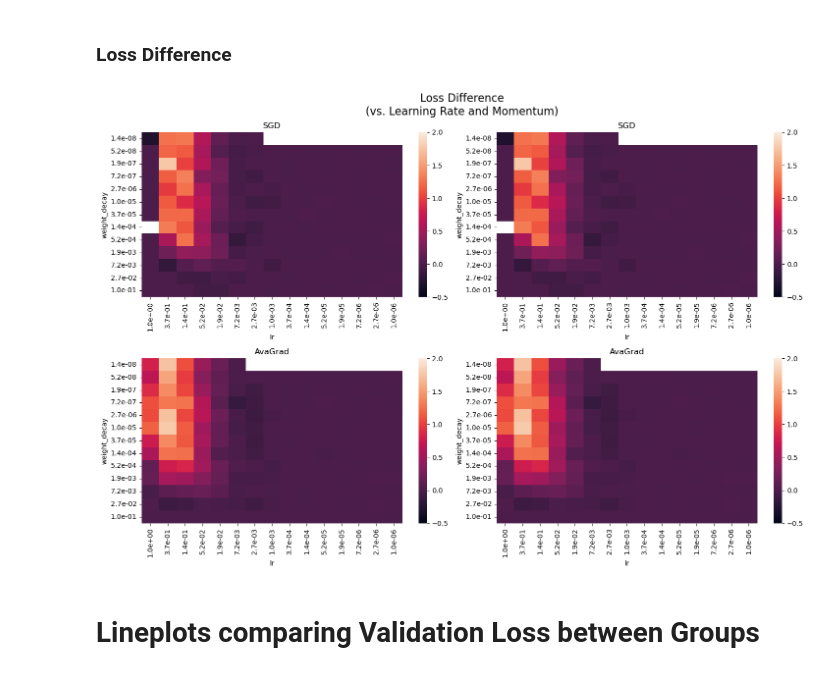
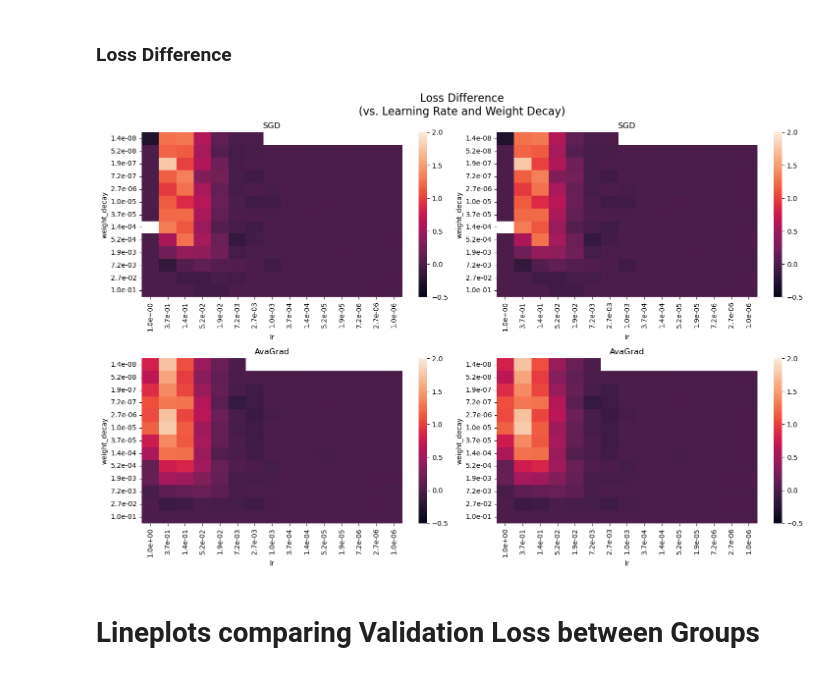
Before and after one commit to RaphaelMaser/OPT4ML-project, a Jupyter notebook: analysis.ipynb, the cells around one changed output. Cells and saved outputs as stored; diff of their text form; code cells hidden in the pictures.

```diff
--- a/analysis.ipynb
+++ b/analysis.ipynb
@@ -137,24 +137,24 @@ plt.show()
 # %%
 diff_loss_sgd = metrics_df_cleaned[(metrics_df_cleaned["SAM"]==False) & (metrics_df_cleaned["optimizer"]=="SGD")].pivot(index="weight_decay", columns="lr", values="diff_loss")
 diff_loss_sgd.sort_index(axis=1, inplace=True, ascending=False)
 diff_loss_avagrad = metrics_df_cleaned[(metrics_df_cleaned["SAM"]==False) & (metrics_df_cleaned["optimizer"]=="AvaGrad")].pivot(index="weight_decay", columns="lr", values="diff_loss")
 diff_loss_avagrad.sort_index(axis=1, inplace=True, ascending=False)
 
 diff_loss_sgd = metrics_df_cleaned[(metrics_df_cleaned["SAM"]==True) & (metrics_df_cleaned["optimizer"]=="SGD")].pivot(index="weight_decay", columns="lr", values="diff_loss")
 diff_loss_sgd.sort_index(axis=1, inplace=True, ascending=False)
 diff_loss_avagrad = metrics_df_cleaned[(metrics_df_cleaned["SAM"]==True) & (metrics_df_cleaned["optimizer"]=="AvaGrad")].pivot(index="weight_decay", columns="lr", values="diff_loss")
 diff_loss_avagrad.sort_index(axis=1, inplace=True, ascending=False)
 
 fig, axs = plt.subplots(2, 2, figsize=(15, 10))
-fig.suptitle("Loss Difference\n(vs. Learning Rate and Momentum)", fontsize=16)
+fig.suptitle("Loss Difference\n(vs. Learning Rate and Weight Decay)", fontsize=16)
 
 plot_heatmap_2d(axs[0][0], diff_loss_sgd, "SGD", vmax=2, vmin=-0.5)
 plot_heatmap_2d(axs[1][0], diff_loss_avagrad, "AvaGrad", vmax=2, vmin=-0.5)
 plot_heatmap_2d(axs[0][1], diff_loss_sgd, "SGD", vmax=2, vmin=-0.5)
 plot_heatmap_2d(axs[1][1], diff_loss_avagrad, "AvaGrad", vmax=2, vmin=-0.5)
 plt.show()
 # %% [output]
-[figure, old version]
+[figure, new version]
 # %% [markdown]
 # Lineplots comparing Validation Loss between Groups
 # %%
```
Also changed, not shown: parts of 2 cells of this notebook, 1 other file.
